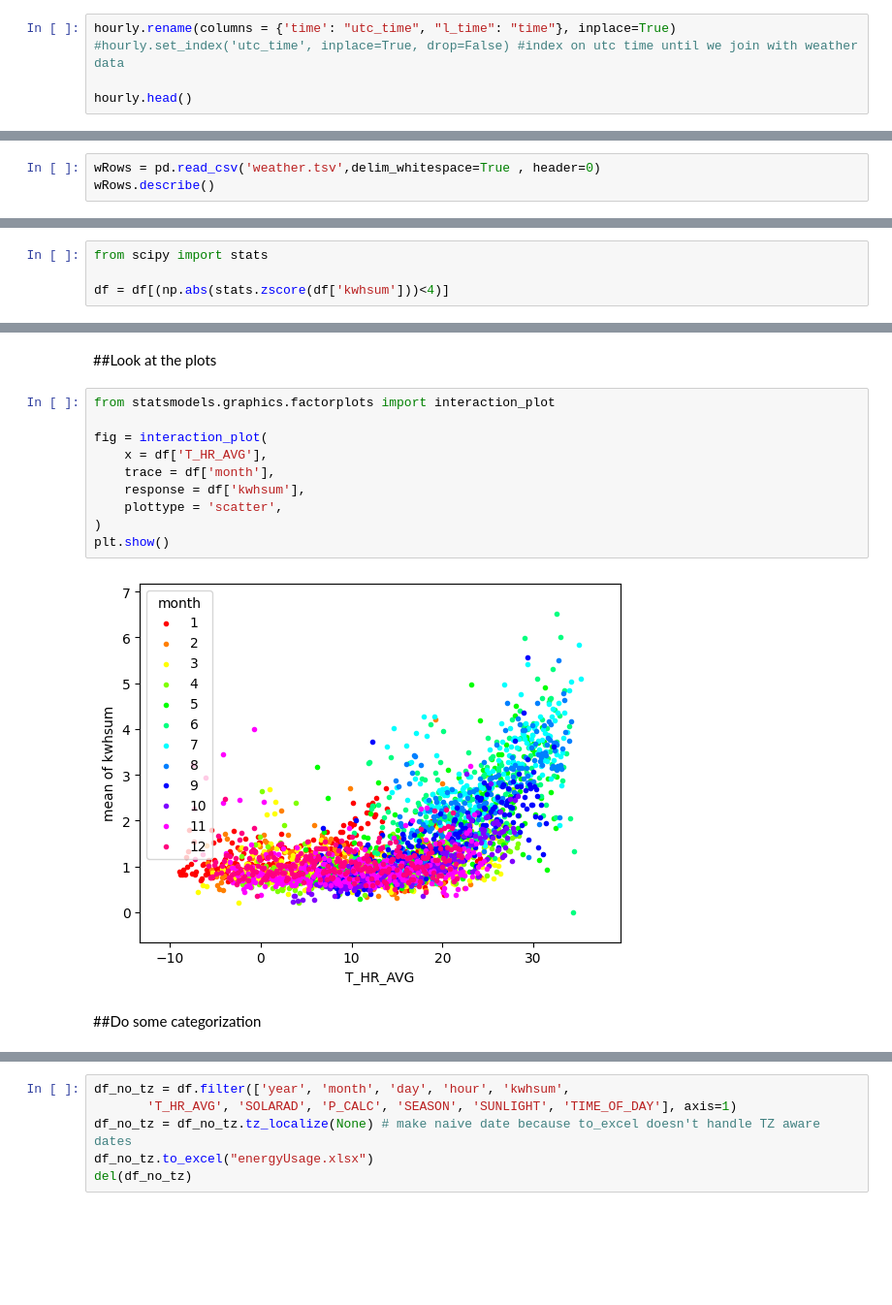
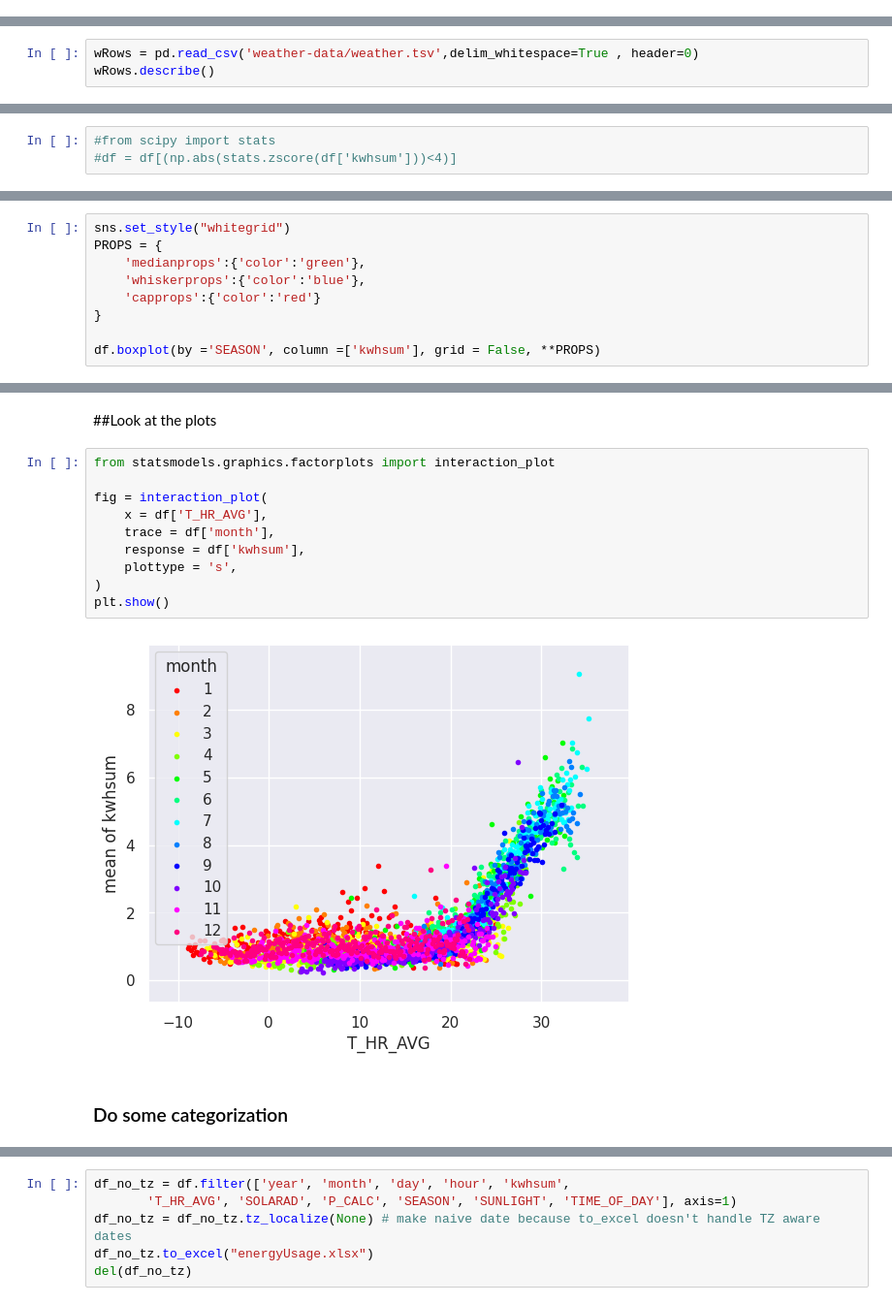
Before and after one commit to ThingsAbove/home_energy, a Jupyter notebook: EnergyUsage.ipynb, the cells around one changed output, grey strips where cells are left out. Shown at 97% size. Cells and saved outputs as stored; diff of their text form; blank space fills up the shorter version.

```diff
--- a/EnergyUsage.ipynb
+++ b/EnergyUsage.ipynb
@@ -134,5 +108,0 @@ hourly.head()
-# %%
-hourly.rename(columns = {'time': "utc_time", "l_time": "time"}, inplace=True)
-#hourly.set_index('utc_time', inplace=True, drop=False) #index on utc time until we join with weather data
-
-hourly.head()
@@ -149,5 +113,5 @@ hourly.head()
 # %%
-wRows = pd.read_csv('weather.tsv',delim_whitespace=True , header=0)
+wRows = pd.read_csv('weather-data/weather.tsv',delim_whitespace=True , header=0)
 wRows.describe()
 # %% [output]
 |  | WBANNO | UTC_DATE | UTC_TIME | LST_DATE | LST_TIME | CRX_VN | LONGITUDE | LATITUDE | T_CALC | T_HR_AVG | ... |
@@ -231,5 +207,4 @@ df.set_index('time', inplace=True, drop=False)
 # %%
-from scipy import stats
-
-df = df[(np.abs(stats.zscore(df['kwhsum']))<4)]
+#from scipy import stats
+#df = df[(np.abs(stats.zscore(df['kwhsum']))<4)]
 # %% [markdown]
@@ -375,0 +450,9 @@ sns.relplot(data=df, x="T_HR_AVG", y="kwhsum", hue="SEASON", style="SEASON")
+# %%
+sns.set_style("whitegrid")
+PROPS = {
+    'medianprops':{'color':'green'},
+    'whiskerprops':{'color':'blue'},
+    'capprops':{'color':'red'}
+}
+
+df.boxplot(by ='SEASON', column =['kwhsum'], grid = False, **PROPS)
@@ -399,17 +472,17 @@ Index(['year', 'month', 'day', 'hour', 'kwhsum', 'utc_time', 'time',
 # %%
 from statsmodels.graphics.factorplots import interaction_plot
 
 fig = interaction_plot(
     x = df['T_HR_AVG'],
     trace = df['month'],
     response = df['kwhsum'],
-    plottype = 'scatter',
+    plottype = 's',
 )
 plt.show()
 # %% [output]
-[figure, old version]
+[figure, new version]
 # %% [markdown]
-##Do some categorization
+### Do some categorization
 # %%
 fig = interaction_plot(
     x = df['T_HR_AVG'],
```
Also changed, not shown: parts of 53 cells of this notebook, 1 other file.
